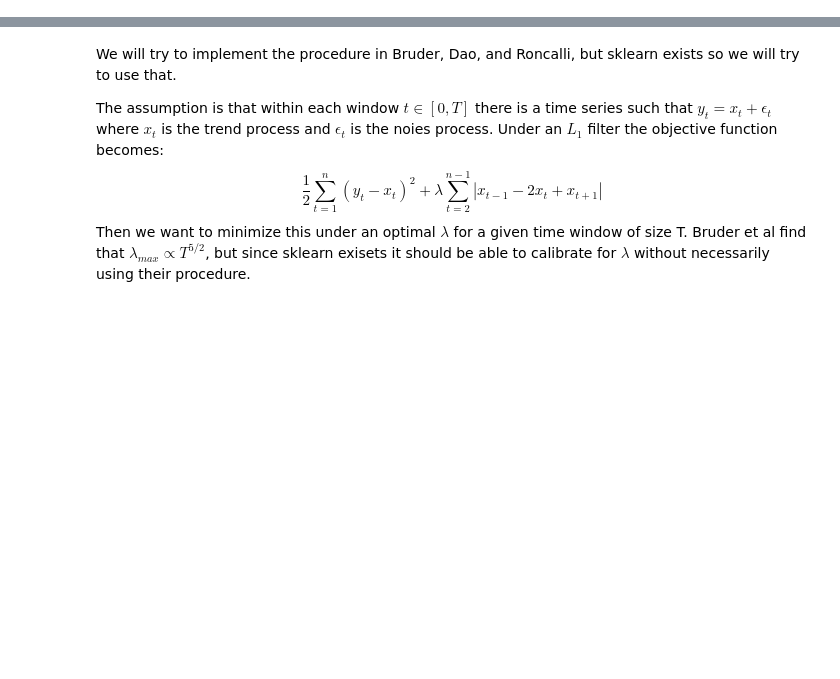
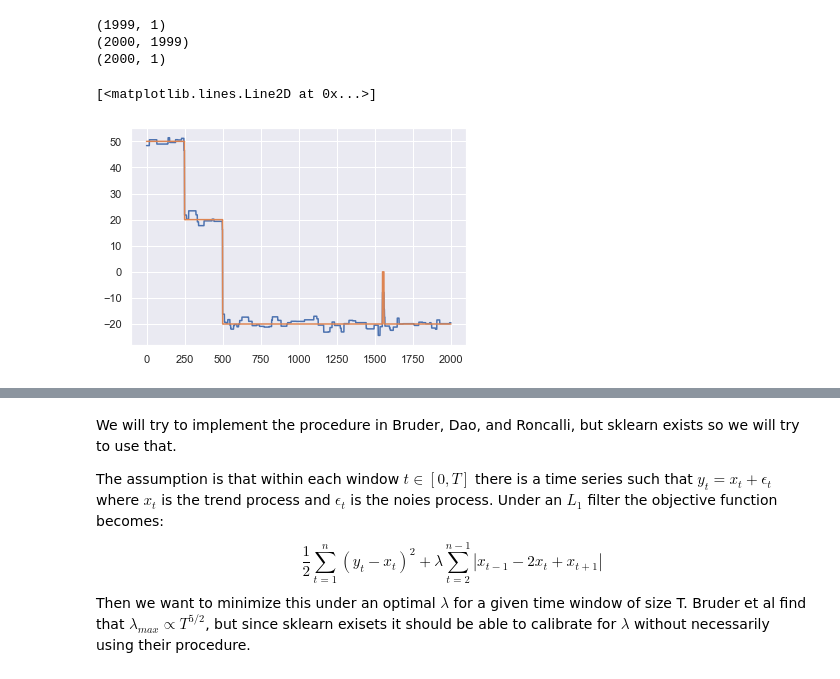
Before and after one commit to stevenkxu/StatisticalArbitragePraxis, a Jupyter notebook: Lasso.ipynb, the cells around one changed output, grey strips where cells are left out. Saved outputs shown, nothing was run; the diff lists cells and outputs as text; code cells hidden in the pictures; blank space fills up the shorter version.

```diff
--- a/Lasso.ipynb
+++ b/Lasso.ipynb
@@ -11,0 +298,36 @@ sns.set()
+# %%
+lbest = 30
+
+# q = copt.matrix(-np.matmul(y.T, D.T).reshape(-1,1))
+# P = copt.matrix(np.matmul(D, D.T))
+# In2 = np.identity(n-2)
+# g = np.vstack((In2, -In2))
+# G = copt.matrix(g)
+# h1s = np.ones(n-2).reshape(-1,1)*lbest
+# H = np.vstack((h1s, h1s))
+# h = copt.matrix(H)
+
+# for reference:
+# q = y.T * D.T
+# P = D D.T
+# G =  1
+# h = lbest (mx1)
+
+# sol = copt.solvers.qp(P, q, G = G, h = h)
+# np.matmul(y.T, D.T)
+
+# filtv = np.array(sol['x'])
+# xstar = y - np.matmul(D.T, filtv)
+xstar = LCfilter(fakedata, lbest)
+
+# plt.plot(y, ',')
+# %% [output]
+(1999, 1)
+(2000, 1999)
+(2000, 1)
+# %%
+plt.plot(xstar, markersize = 3)
+plt.plot(fakesignal)
+# %% [output]
+[<matplotlib.lines.Line2D at 0x...>]
+[figure, added]
```
Also changed, not shown: parts of 77 cells of this notebook, 3 other files.
